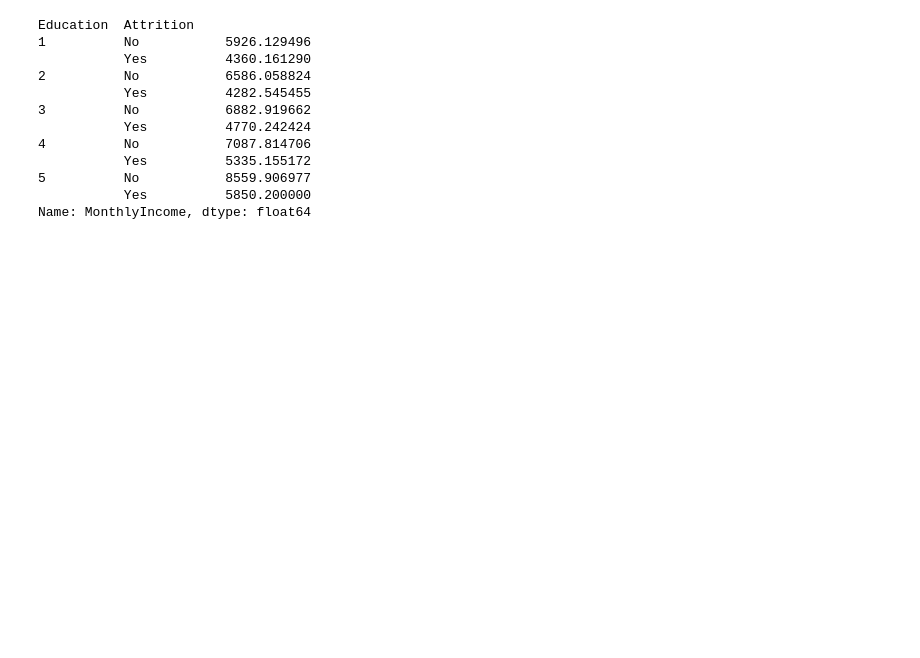
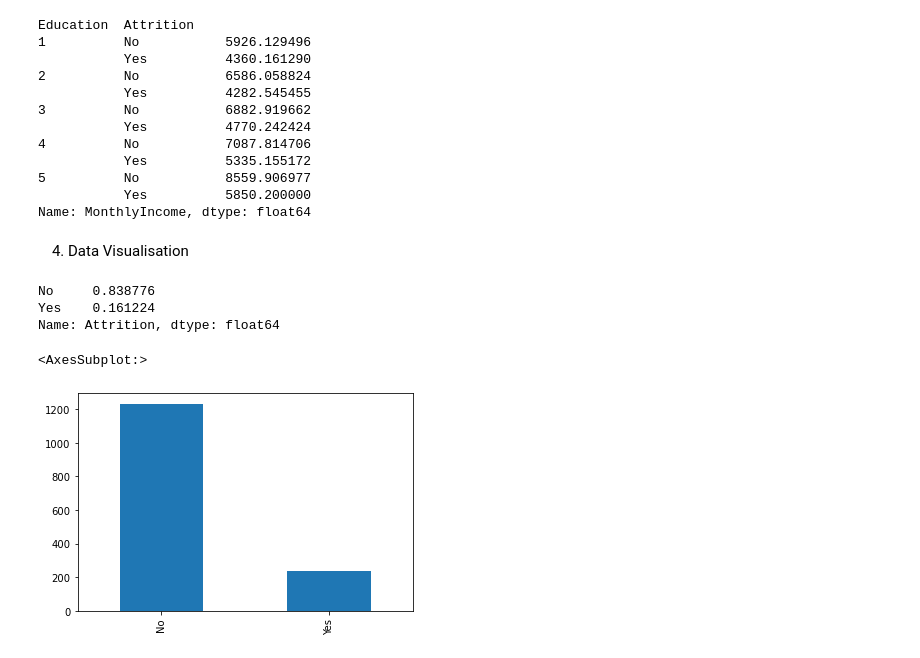
Before and after one commit to rodneymawero/ADS-Assignment-2-3, a Jupyter notebook: Assignment_2_3-1.ipynb, the cells around one changed output. Saved outputs shown, nothing was run; the diff lists cells and outputs as text; code cells hidden in the pictures; blank space fills up the shorter version.

Commit message:
First Bar Chart Plots

```diff
--- a/Assignment_2_3-1.ipynb
+++ b/Assignment_2_3-1.ipynb
@@ -402,3 +402,13 @@ Education  Attrition
 5          No           8559.906977
            Yes          5850.200000
 Name: MonthlyIncome, dtype: float64
+# %% [markdown]
+4. Data Visualisation
+# %%
+# Determine the relative frequency of workers leaving the organization by attrition
+
+df.Attrition.value_counts(normalize=True)
+# %% [output]
+No     0.838776
+Yes    0.161224
+Name: Attrition, dtype: float64
@@ -404,0 +417,6 @@ Name: MonthlyIncome, dtype: float64
+# %%
+# A bar chart comparing workers who stayed vs workers who left the company
+df["Attrition"].value_counts().plot(kind='bar')
+# %% [output]
+<AxesSubplot:>
+[figure, added]
```
Also changed, not shown: parts of 2 cells of this notebook.
